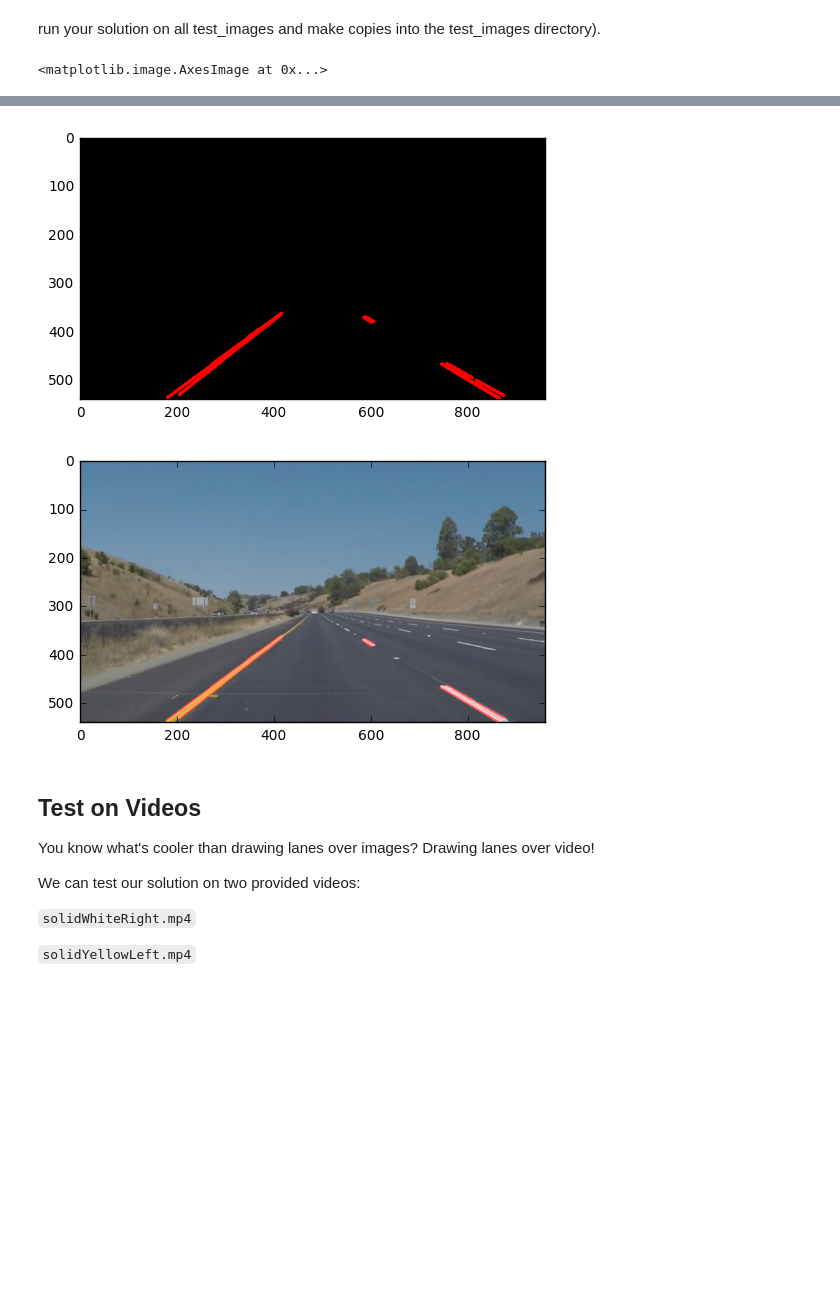
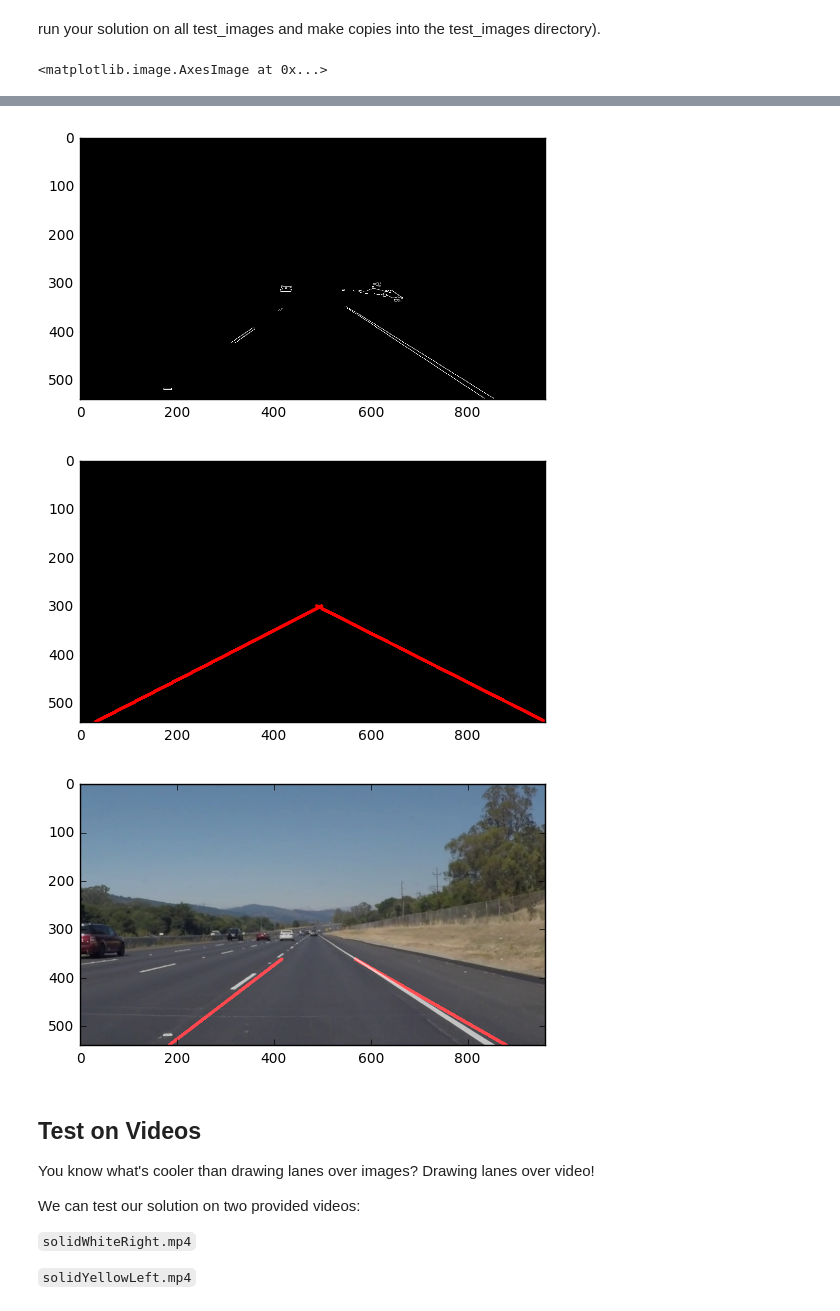
Before and after one commit to princegao/ND013, a Jupyter notebook: Term 1/CarND-LaneLines-P1/P1.ipynb, the cells around one changed output, grey strips where cells are left out. Cells and saved outputs as stored; diff of their text form; code cells hidden in the pictures; blank space fills up the shorter version.

Commit message:
v0.1: Applied lane processing pipeline to generate video

```diff
--- a/Term 1/CarND-LaneLines-P1/P1.ipynb
+++ b/Term 1/CarND-LaneLines-P1/P1.ipynb
@@ -201,37 +280,40 @@ def filterGray(image, threshold):
 
     return image
 
-image = mpimg.imread('test_images/whiteCarLaneSwitch.jpg')
+image = mpimg.imread('test_images/solidWhiteRight.jpg')
+
 plt.figure()
 plt.imshow(image)
 
-tranformImage = gaussian_blur(image, 5)
+blurImage = gaussian_blur(image, 5)
+plt.figure()
+plt.imshow(blurImage, cmap='gray')
 
-tranformImage = removeBackground(tranformImage)
+removeBackgroundImage = removeBackground(blurImage)
 plt.figure()
-plt.imshow(tranformImage, cmap='gray')
+plt.imshow(removeBackgroundImage, cmap='gray')
 
-tranformImage = filterColor(tranformImage)
+RGBFilterImage = filterColor(removeBackgroundImage)
 plt.figure()
-plt.imshow(tranformImage)
+plt.imshow(RGBFilterImage)
 
-tranformImage = grayscale(tranformImage)
+grayImage = grayscale(RGBFilterImage)
 plt.figure()
-plt.imshow(tranformImage, cmap='gray')
+plt.imshow(grayImage, cmap='gray')
 
-tranformImage = filterGray(tranformImage, 190)
+grayFilterImage = filterGray(grayImage, 190)
 plt.figure()
-plt.imshow(tranformImage, cmap='gray')
+plt.imshow(grayFilterImage, cmap='gray')
 
-tranformImage = canny(tranformImage, 80, 150)
+cannyImage = canny(grayFilterImage, 80, 150)
 plt.figure()
-plt.imshow(tranformImage, cmap='Greys_r')
+plt.imshow(cannyImage, cmap='Greys_r')
 
-tranformImage = hough_lines(tranformImage, 1, np.pi/180, 5, 15, 3)
+cannyImage = hough_lines(cannyImage, 1, np.pi/180, 5, 15, 3)
 plt.figure()
-plt.imshow(tranformImage)
+plt.imshow(cannyImage)
 
-weightedImage = weighted_img(tranformImage, image)
+weightedImage = weighted_img(houghImage, image)
 plt.figure()
 plt.imshow(weightedImage)
 # %% [output]
@@ -245,5 +327,6 @@ plt.imshow(weightedImage)
-[figure, old version]
+[figure, new version]
-[figure, old version]
+[figure, new version]
+[figure, added]
 # %% [markdown]
 ## Test on Videos
 
```
Also changed, not shown: parts of 10 cells of this notebook, 1 other file.
